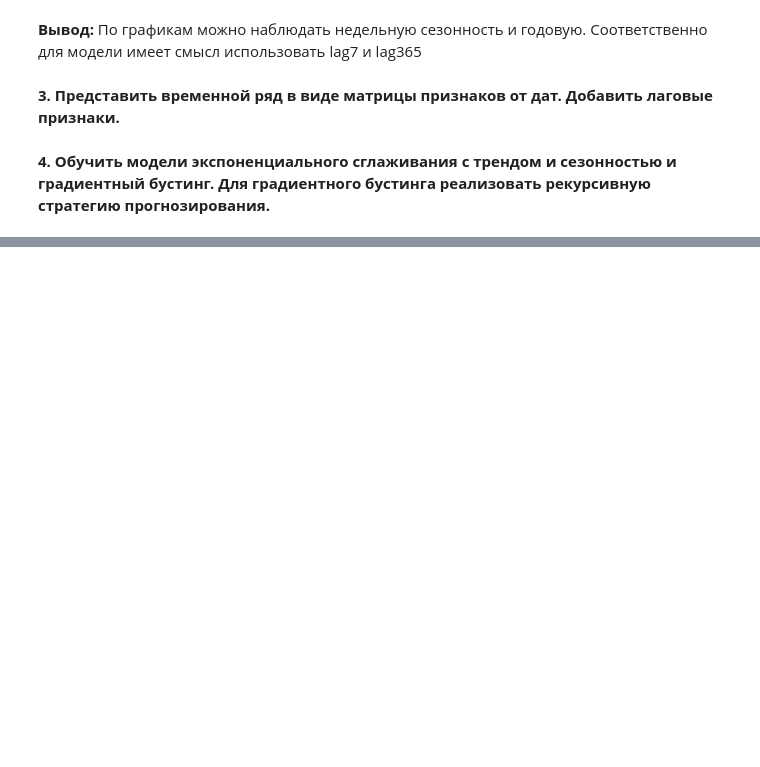
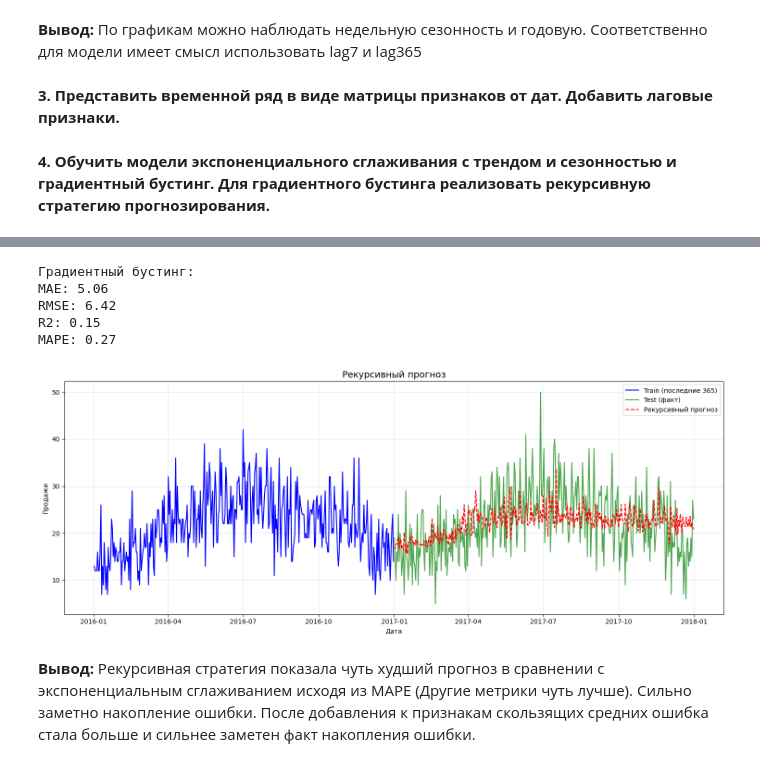
Before and after one commit to ssshhhiiissshhh/MMAD, a Jupyter notebook: lab6/lab6.ipynb, the cells around one changed output, grey strips where cells are left out. Drawn from its saved outputs; the diff is of its cells as text; code cells hidden in the pictures; blank space fills up the shorter version.

```diff
--- a/lab6/lab6.ipynb
+++ b/lab6/lab6.ipynb
@@ -267,0 +232,64 @@ R2: 0.66
+# %%
+def recursive_forecast_catboost(model,last_values, windows=[3,7], horizon=365):
+    history = list(last_values)
+    forecasts = []
+
+    for step in range(horizon):
+        features = {
+            'lag_1':  history[-1],
+            'lag_7':  history[-7],
+            'lag_365': history[-365]
+        }
+        for w in windows:
+            features[f'ma_{w}'] = np.mean(history[-w:])
+        x_next = pd.DataFrame([features])
+        y_pred = model.predict(x_next)[0]
+
+        forecasts.append(y_pred)
+        history.append(y_pred)
+
+    return np.array(forecasts)
+# %%
+# последние 365 наблюдений из train
+last_365_values = y_train.iloc[-365:].values
+
+forecast_365 = recursive_forecast_catboost(
+    model=gb_model,
+    last_values=last_365_values,
+    horizon=365
+)
+# %%
+# Оценка качества
+gb_recursive_mae = mean_absolute_error(y_test, forecast_365)
+gb_recursive_rmse = root_mean_squared_error(y_test, forecast_365)
+gb_recursive_r2 = r2_score(y_test, forecast_365)
+gb_recursive_mape = mean_absolute_percentage_error(y_test, forecast_365)
+
+print(f"Градиентный бустинг:")
+print(f"MAE: {gb_recursive_mae:.2f}")
+print(f"RMSE: {gb_recursive_rmse:.2f}")
+print(f"R2: {gb_recursive_r2:.2f}")
+print(f"MAPE: {gb_recursive_mape:.2f}")
+# %% [output]
+Градиентный бустинг:
+MAE: 5.06
+RMSE: 6.42
+R2: 0.15
+MAPE: 0.27
+# %%
+# Визуализация прогноза
+plt.figure(figsize=(15, 6))
+plt.plot(X_train.index[-365:], y_train[-365:], label='Train (последние 365)', color='blue')
+plt.plot(X_test.index, y_test, label='Test (факт)', color='green', alpha=0.7)
+plt.plot(X_test.index, forecast_365, label='Рекурсивный прогноз', color='red', linestyle='--')
+plt.title('Рекурсивный прогноз', fontsize=14)
+plt.xlabel('Дата')
+plt.ylabel('Продажи')
+plt.legend()
+plt.grid(alpha=0.3)
+plt.tight_layout()
+plt.show()
+# %% [output]
+[figure, added]
+# %% [markdown]
+**Вывод:** Рекурсивная стратегия показала чуть худший прогноз в сравнении с экспоненциальным сглаживанием исходя из MAPE (Другие метрики чуть лучше). Сильно заметно накопление ошибки. После добавления к признакам скользящих средних ошибка стала больше и сильнее заметен факт накопления ошибки.
```
Also changed, not shown: parts of 4 cells of this notebook, 6 other files.
